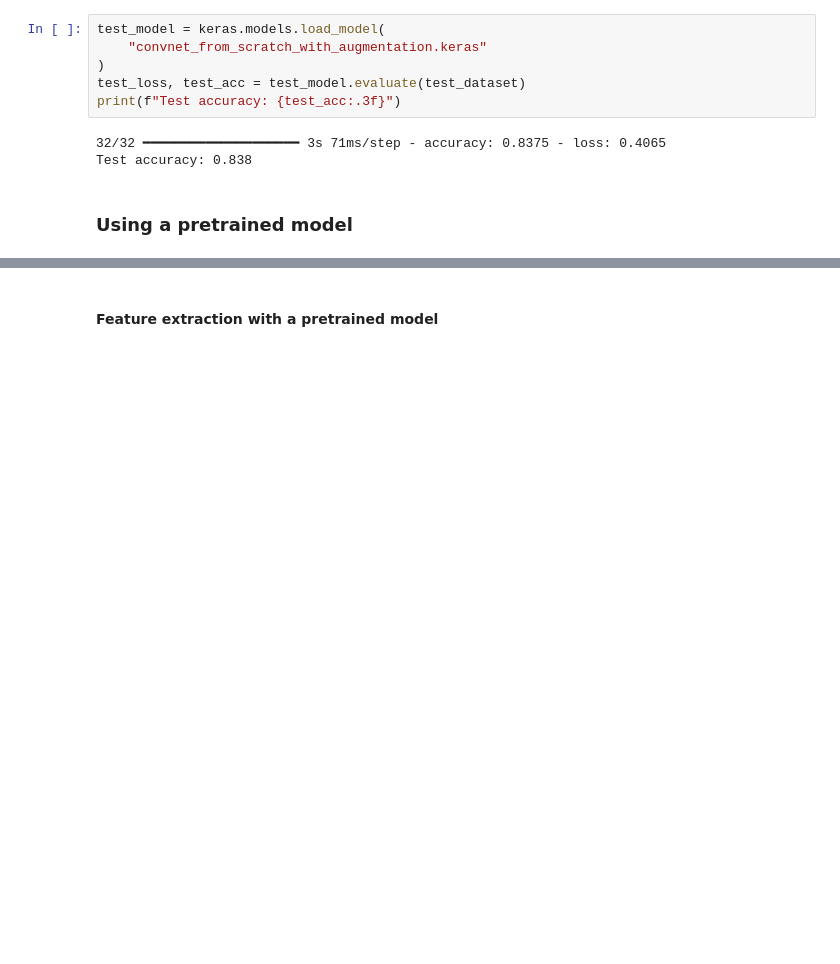
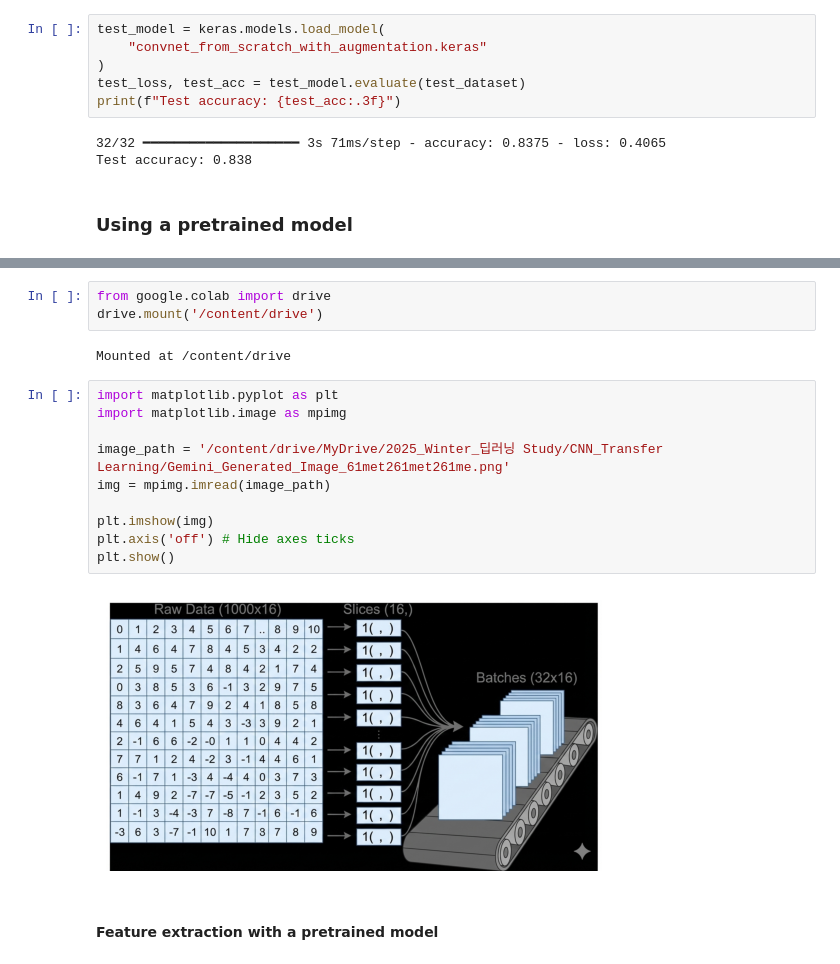
Before and after one commit to ancestor9/2025_Winter_Deep-Learning-with-TensorFlow, a Jupyter notebook: 20260107_03_Image Classification/chapter08_image_classification.ipynb, the cells around one changed output, grey strips where cells are left out. Cells and saved outputs as stored; diff of their text form; blank space fills up the shorter version.

Commit message:
Colab을 통해 생성됨

```diff
--- a/20260107_03_Image Classification/chapter08_image_classification.ipynb
+++ b/20260107_03_Image Classification/chapter08_image_classification.ipynb
@@ -471,2 +477,19 @@ Test accuracy: 0.838
+# %%
+from google.colab import drive
+drive.mount('/content/drive')
+# %% [output]
+Mounted at /content/drive
+# %%
+import matplotlib.pyplot as plt
+import matplotlib.image as mpimg
+
+image_path = '/content/drive/MyDrive/2025_Winter_딥러닝 Study/CNN_Transfer Learning/Gemini_Generated_Image_61met261met261me.png'
+img = mpimg.imread(image_path)
+
+plt.imshow(img)
+plt.axis('off') # Hide axes ticks
+plt.show()
+# %% [output]
+[figure, added]
 # %% [markdown]
 #### Feature extraction with a pretrained model
```
Also changed, not shown: parts of 8 cells of this notebook.
